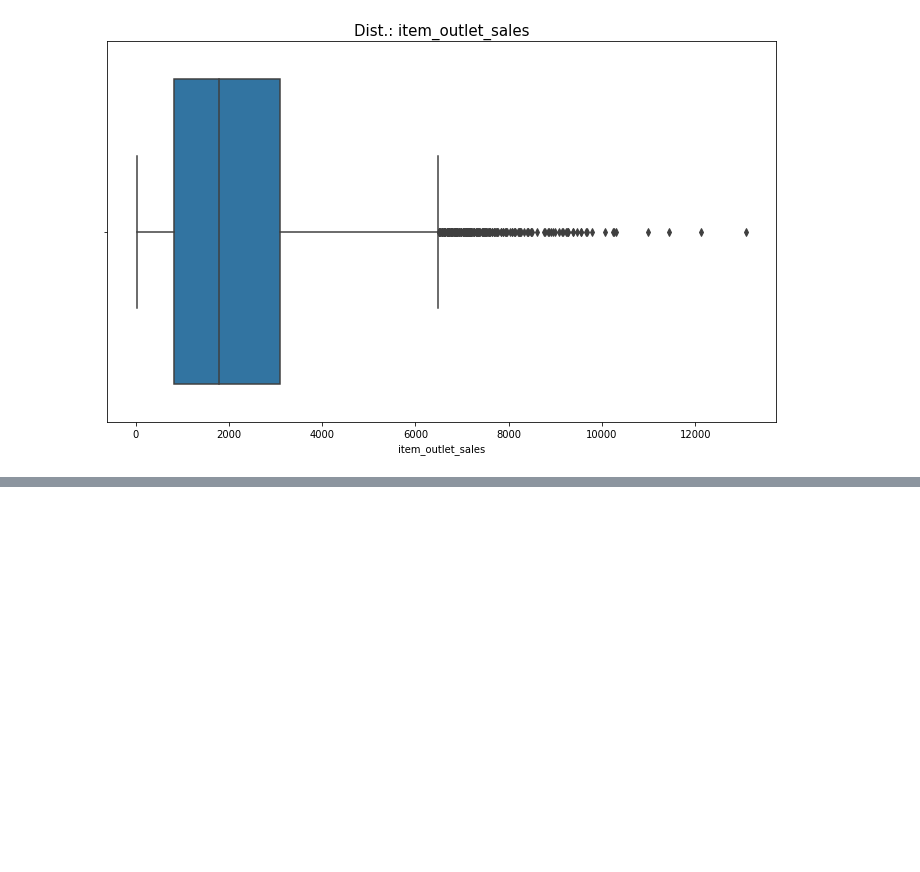
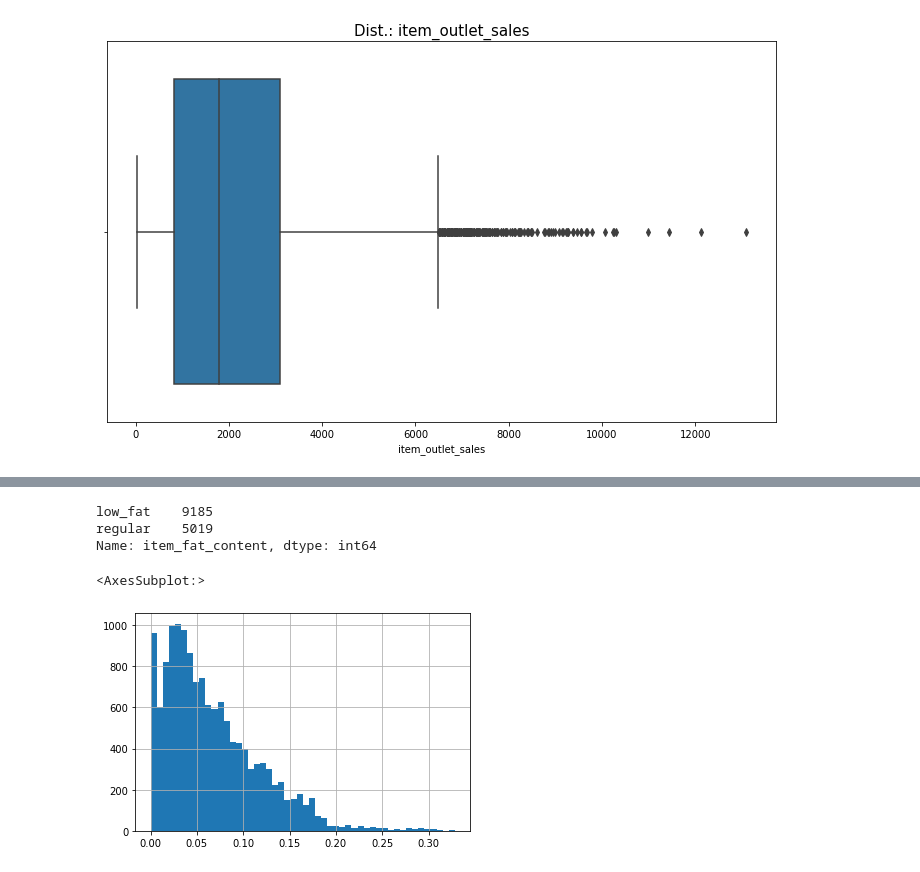
Before and after one commit to matheusmello-o/bigmart-sales-prediction, a Jupyter notebook: data-exploration.ipynb, the cells around one changed output, grey strips where cells are left out. Cells and saved outputs as stored; diff of their text form; code cells hidden in the pictures; blank space fills up the shorter version.

Commit message:
Data cleaning, preprocessing and the first look at a Linear Regression model

```diff
--- a/data-exploration.ipynb
+++ b/data-exploration.ipynb
@@ -264,0 +348,41 @@ Variável:  item_outlet_sales
+# %%
+# Outlet_Size imputing the mode to this variable
+
+missing_categorical = SimpleImputer(missing_values = np.nan, strategy = 'most_frequent')
+
+df_categorical = df.select_dtypes(include = 'object')
+
+missing_categorical.fit(df_categorical)
+data_categorical = missing_categorical.transform(df_categorical)
+
+data_categorical = pd.DataFrame(data = data_categorical, columns = df_categorical.columns)
+# %%
+order_cols = df.columns
+df = pd.concat([data_numerical, data_categorical], axis = 1)
+
+df = df[order_cols]
+# %%
+# treating variable item_fat_content
+
+low_fat = ['Low Fat', 'LF', 'low fat']
+regular =  ['Regular', 'reg']
+
+df.item_fat_content.replace(to_replace = low_fat, value = 'low_fat', inplace = True)
+df.item_fat_content.replace(to_replace = regular, value = 'regular', inplace = True)
+
+df.item_fat_content.value_counts()
+# %% [output]
+low_fat    9185
+regular    5019
+Name: item_fat_content, dtype: int64
+# %%
+# treating item_type
+
+df.item_type.replace(to_replace = 'Breads', value = 'Baking Goods', inplace = True)
+# %%
+# treating item_visibility
+
+df.item_visibility.hist(bins = 50)
+# %% [output]
+<AxesSubplot:>
+[figure, added]
```
Also changed, not shown: parts of 38 cells of this notebook, 3 other files.
